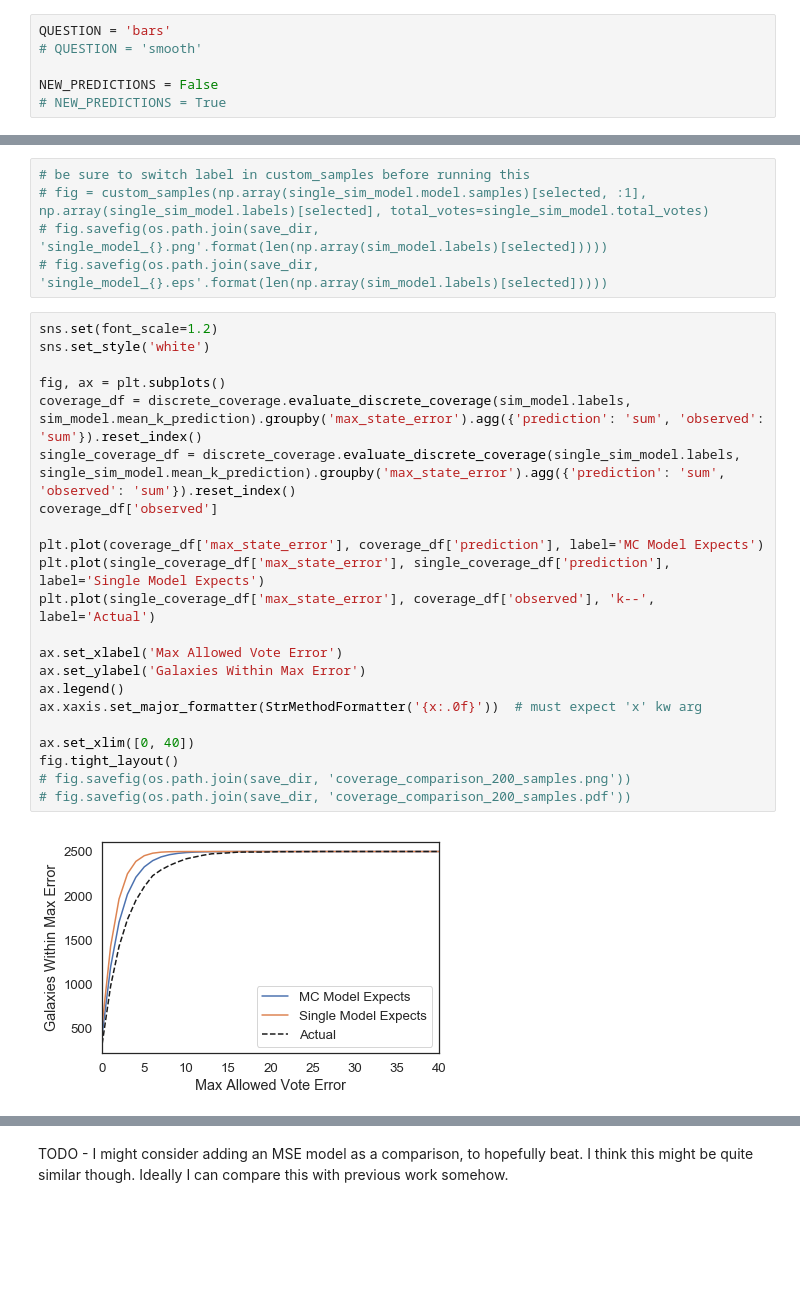
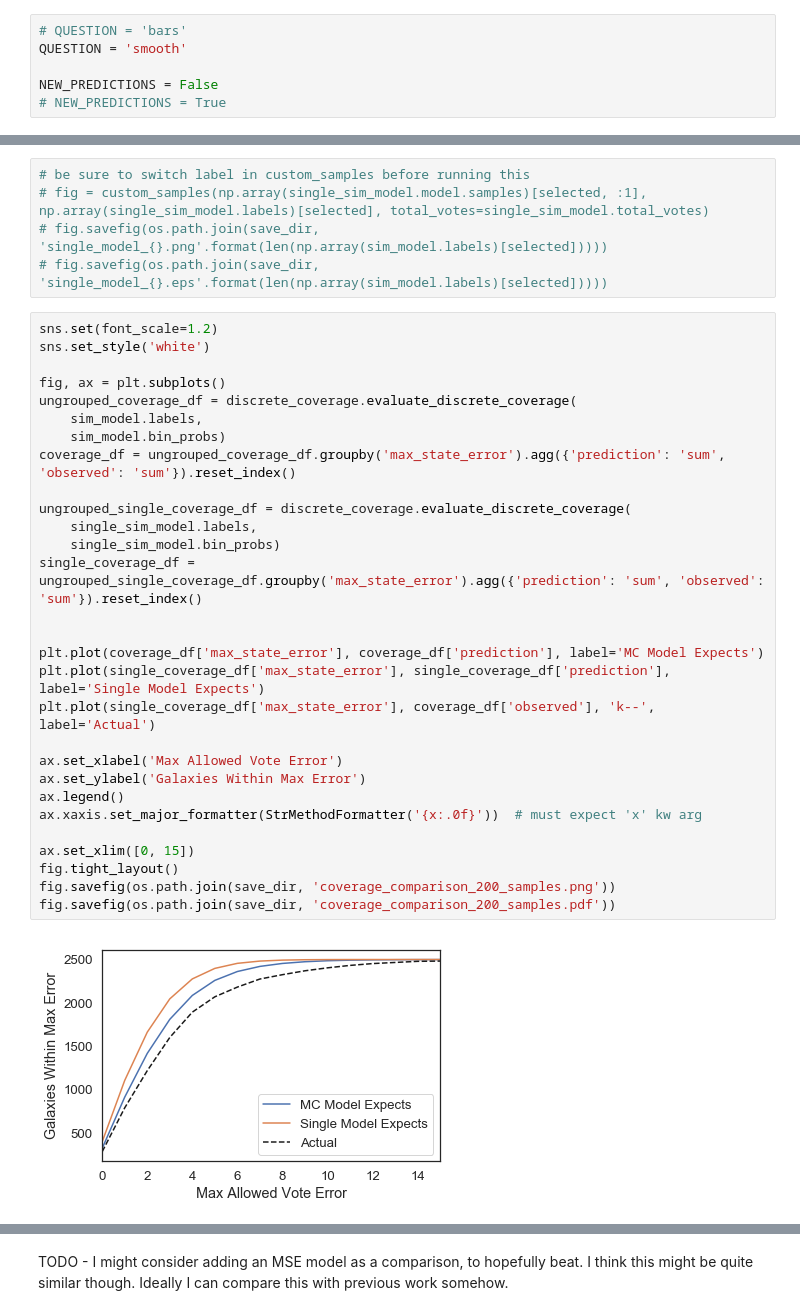
Before and after one commit to colinleach/zoobot, a Jupyter notebook: notebooks/aas_uncertainty.ipynb, the cells around one changed output, grey strips where cells are left out. Drawn from its saved outputs; the diff is of its cells as text; blank space fills up the shorter version.

Commit message:
Tweak coverage calculation, update tests

```diff
--- a/notebooks/aas_uncertainty.ipynb
+++ b/notebooks/aas_uncertainty.ipynb
@@ -38,8 +56,8 @@ from zoobot.active_learning import metrics, simulated_metrics, acquisition_utils
 # %% [output]
 /Data/repos/zoobot/notebooks
 # %%
-QUESTION = 'bars'
-# QUESTION = 'smooth'
+# QUESTION = 'bars'
+QUESTION = 'smooth'
 
 NEW_PREDICTIONS = False
 # NEW_PREDICTIONS = True
@@ -504,24 +523,31 @@ fig = custom_samples_with_galaxies(sim_model, selected)
 # %%
 sns.set(font_scale=1.2)
 sns.set_style('white')
 
 fig, ax = plt.subplots()
-coverage_df = discrete_coverage.evaluate_discrete_coverage(sim_model.labels, sim_model.mean_k_prediction).groupby('max_state_error').agg({'prediction': 'sum', 'observed': 'sum'}).reset_index()
-single_coverage_df = discrete_coverage.evaluate_discrete_coverage(single_sim_model.labels, single_sim_model.mean_k_prediction).groupby('max_state_error').agg({'prediction': 'sum', 'observed': 'sum'}).reset_index()
-coverage_df['observed']
+ungrouped_coverage_df = discrete_coverage.evaluate_discrete_coverage(
+    sim_model.labels,
+    sim_model.bin_probs)
+coverage_df = ungrouped_coverage_df.groupby('max_state_error').agg({'prediction': 'sum', 'observed': 'sum'}).reset_index()
+
+ungrouped_single_coverage_df = discrete_coverage.evaluate_discrete_coverage(
+    single_sim_model.labels,
+    single_sim_model.bin_probs)
+single_coverage_df = ungrouped_single_coverage_df.groupby('max_state_error').agg({'prediction': 'sum', 'observed': 'sum'}).reset_index()
+
 
 plt.plot(coverage_df['max_state_error'], coverage_df['prediction'], label='MC Model Expects')
 plt.plot(single_coverage_df['max_state_error'], single_coverage_df['prediction'], label='Single Model Expects')
 plt.plot(single_coverage_df['max_state_error'], coverage_df['observed'], 'k--', label='Actual')
 
 ax.set_xlabel('Max Allowed Vote Error')
 ax.set_ylabel('Galaxies Within Max Error')
 ax.legend()
 ax.xaxis.set_major_formatter(StrMethodFormatter('{x:.0f}'))  # must expect 'x' kw arg
 
-ax.set_xlim([0, 40])
+ax.set_xlim([0, 15])
 fig.tight_layout()
-# fig.savefig(os.path.join(save_dir, 'coverage_comparison_200_samples.png'))
-# fig.savefig(os.path.join(save_dir, 'coverage_comparison_200_samples.pdf'))
+fig.savefig(os.path.join(save_dir, 'coverage_comparison_200_samples.png'))
+fig.savefig(os.path.join(save_dir, 'coverage_comparison_200_samples.pdf'))
 # %% [output]
-[figure, old version]
+[figure, new version]
```
Also changed, not shown: parts of 12 cells of this notebook, 7 other files.
